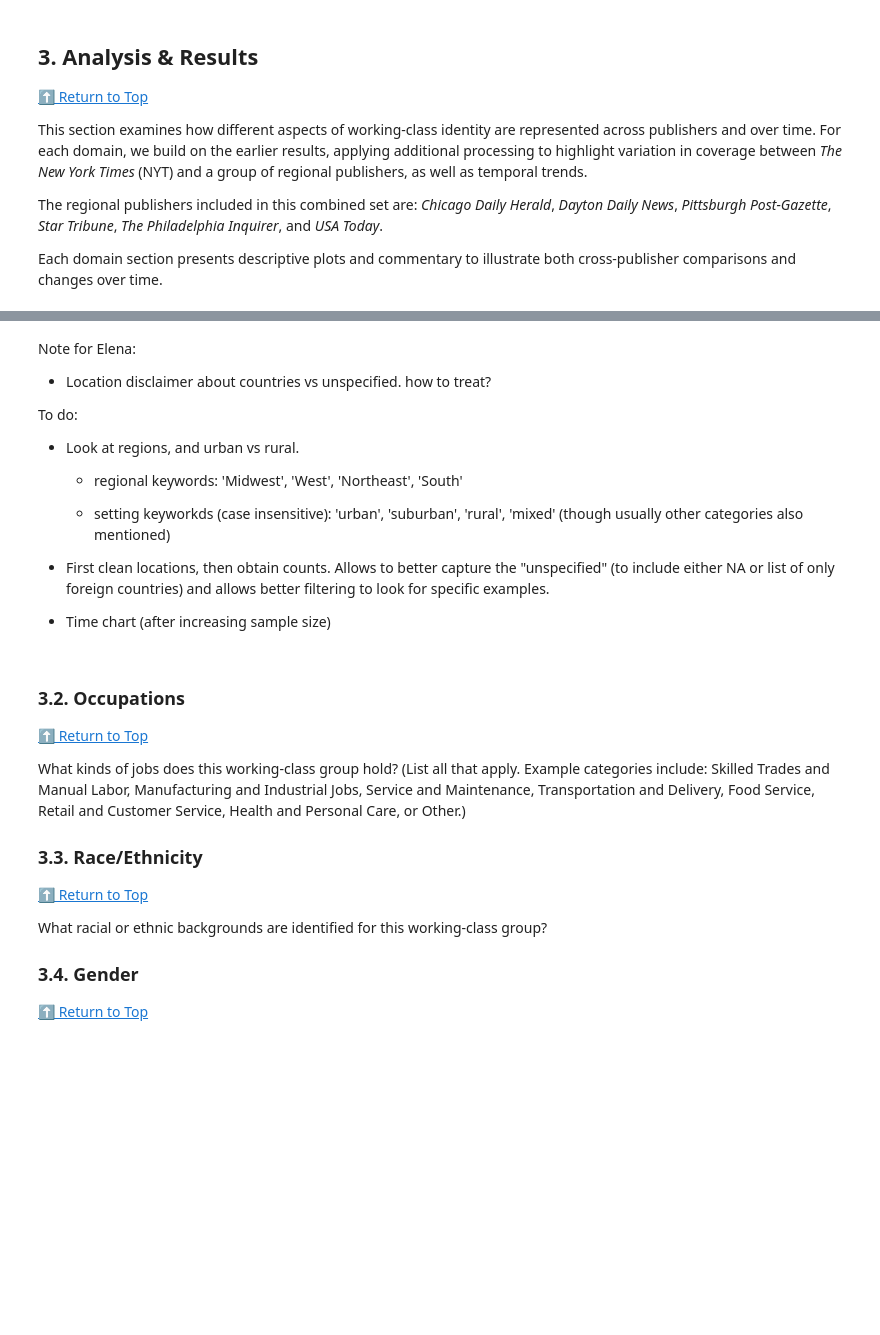
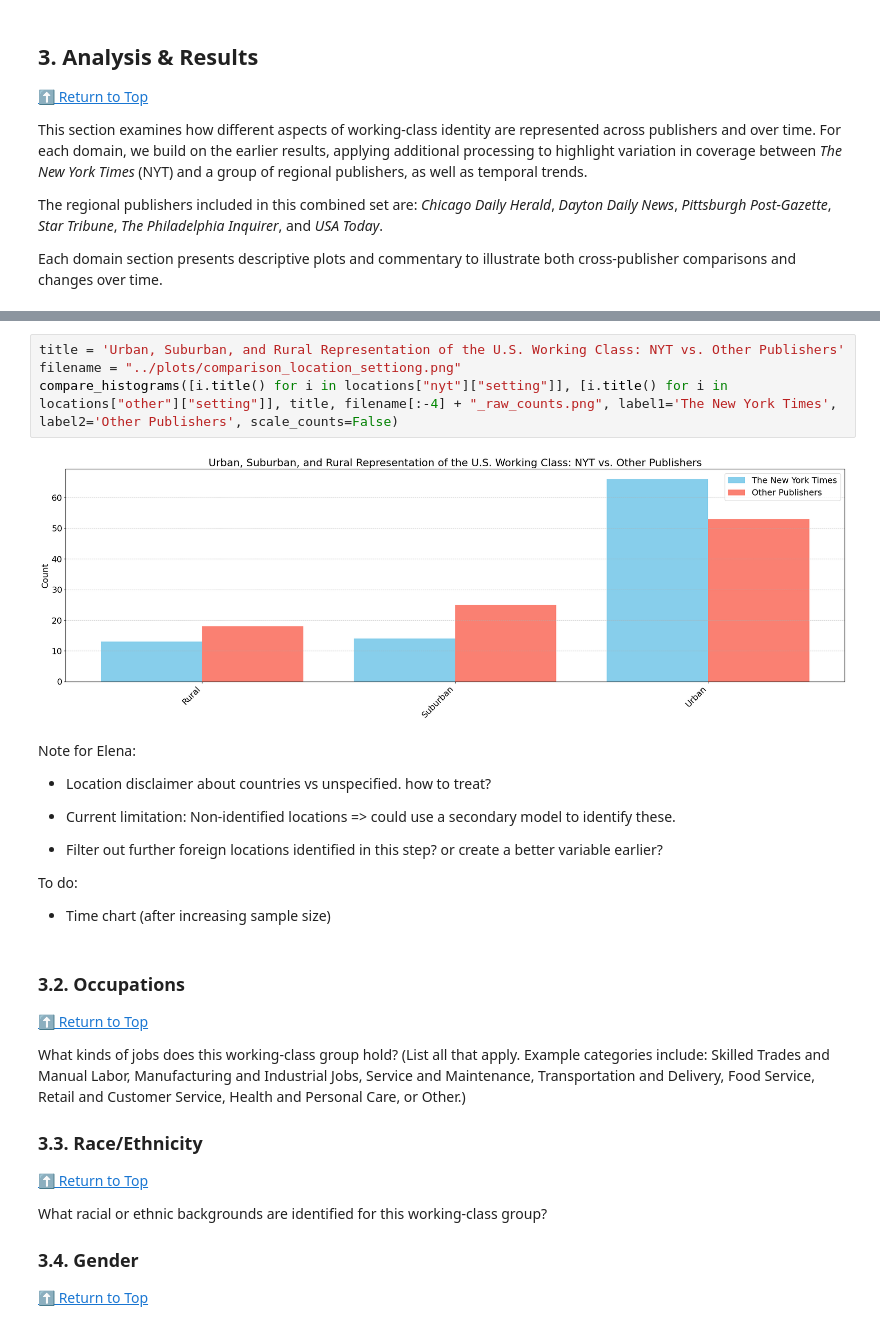
Before and after one commit to laurauguc/working_class_media_analysis, a Jupyter notebook: analysis/Who_is_the_Working_Class.ipynb, the cells around one changed output, grey strips where cells are left out. Drawn from its saved outputs; the diff is of its cells as text; blank space fills up the shorter version.

```diff
--- a/analysis/Who_is_the_Working_Class.ipynb
+++ b/analysis/Who_is_the_Working_Class.ipynb
@@ -503,18 +529,20 @@ Non-identified locations:
+# %%
+title = 'Urban, Suburban, and Rural Representation of the U.S. Working Class: NYT vs. Other Publishers'
+filename = "../plots/comparison_location_settiong.png"
+compare_histograms([i.title() for i in locations["nyt"]["setting"]], [i.title() for i in locations["other"]["setting"]], title, filename[:-4] + "_raw_counts.png", label1='The New York Times', label2='Other Publishers', scale_counts=False)
+# %% [output]
+[figure, added]
 # %% [markdown]
 Note for Elena:
 
 * Location disclaimer about countries vs unspecified. how to treat?
 
+* Current limitation: Non-identified locations => could use a secondary model to identify these.
+
+* Filter out further foreign locations identified in this step? or create a better variable earlier?
 
 To do:
 
-* Look at regions, and urban vs rural.
-
-    * regional keywords: 'Midwest',  'West', 'Northeast', 'South'
-
-    * setting keyworkds (case insensitive): 'urban', 'suburban', 'rural', 'mixed' (though usually other categories also mentioned)
-
-* First clean locations, then obtain counts. Allows to better capture the "unspecified" (to include either NA or list of only foreign countries) and allows better filtering to look for specific examples.
 
 * Time chart (after increasing sample size)
 # %% [markdown]
```
Also changed, not shown: parts of 23 cells of this notebook, 4 other files.
